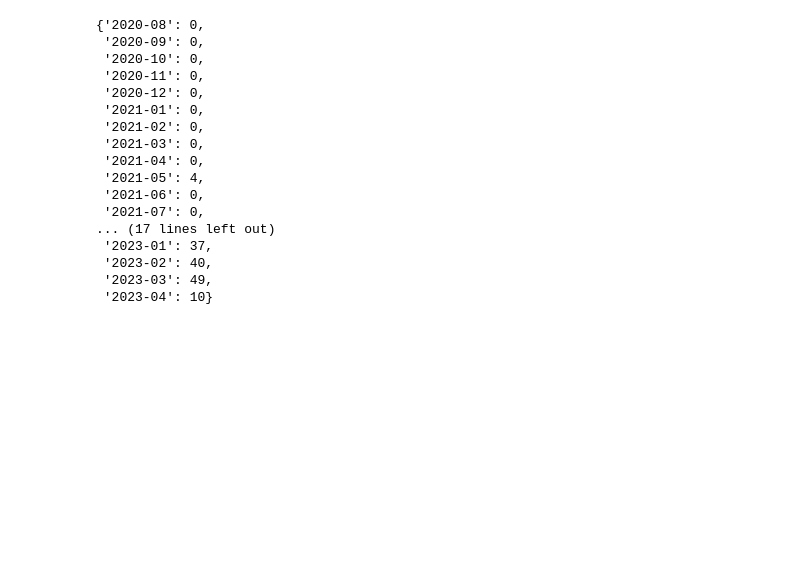
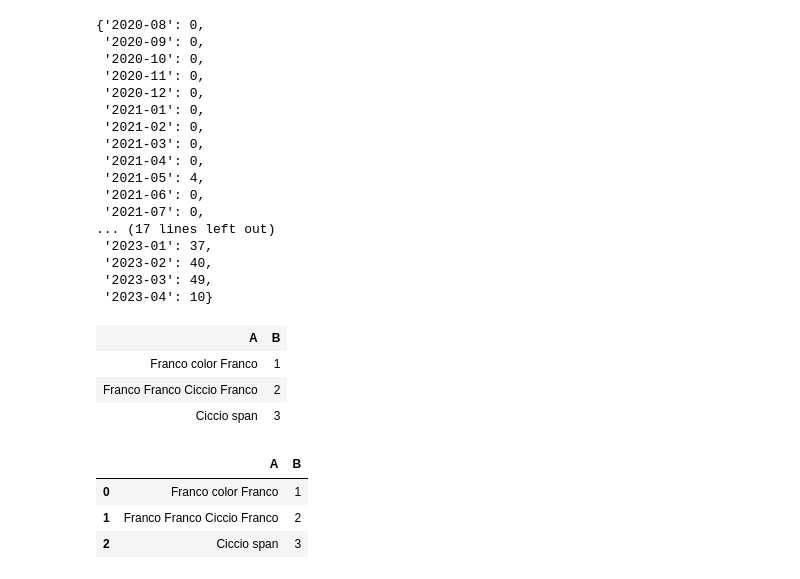
Before and after one commit to zchenchen1999/streamlit_nissan, a Jupyter notebook: Untitled-1.ipynb, the cells around one changed output. Drawn from its saved outputs; the diff is of its cells as text; code cells hidden in the pictures; blank space fills up the shorter version.

```diff
--- a/Untitled-1.ipynb
+++ b/Untitled-1.ipynb
@@ -212,3 +214,56 @@ result_dict
  '2023-02': 40,
  '2023-03': 49,
  '2023-04': 10}
+# %%
+import re
+from IPython.display import HTML
+
+def display_highlighted_words(df, keywords):
+    head = """
+    <table>
+        <thead>
+            """ + \
+            "".join(["<th> %s </th>" % c for c in df.columns])\
+            + """
+        </thead>
+    <tbody>"""
+
+    for i,r in df.iterrows():
+        row = "<tr>"
+        for c in df.columns:
+            matches = []
+            for k in keywords:
+                for match in re.finditer(k, str(r[c])):
+                    matches.append(match)
+
+            # reverse sorting
+            matches = sorted(matches, key = lambda x: x.start(), reverse=True)
+
+            # building HTML row
+            cell = str(r[c])
+            for match in matches:
+                cell = cell[:match.start()] +\
+                    "<span style='color:red;'> %s </span>" % cell[match.start():match.end()] +\
+                    cell[match.end():]
+            row += "<td> %s </td>" % cell
+
+            row += "</tr>"
+        head += row
+
+    head += "</tbody></table>"
+    display(HTML(head))
+# %%
+df = pd.DataFrame([["Franco color Franco",1],
+                   ["Franco Franco Ciccio Franco",2],
+                   ["Ciccio span",3]], columns=["A", "B"])
+display_highlighted_words(df, ["Franco", "Ciccio"])
+df
+# %% [output]
+| A | B |
+| Franco color Franco | 1 |
+| Franco Franco Ciccio Franco | 2 |
+| Ciccio span | 3 |
+|  | A | B |
+| 0 | Franco color Franco | 1 |
+| 1 | Franco Franco Ciccio Franco | 2 |
+| 2 | Ciccio span | 3 |
```
Also changed, not shown: parts of 1 cell of this notebook, 7 other files.
